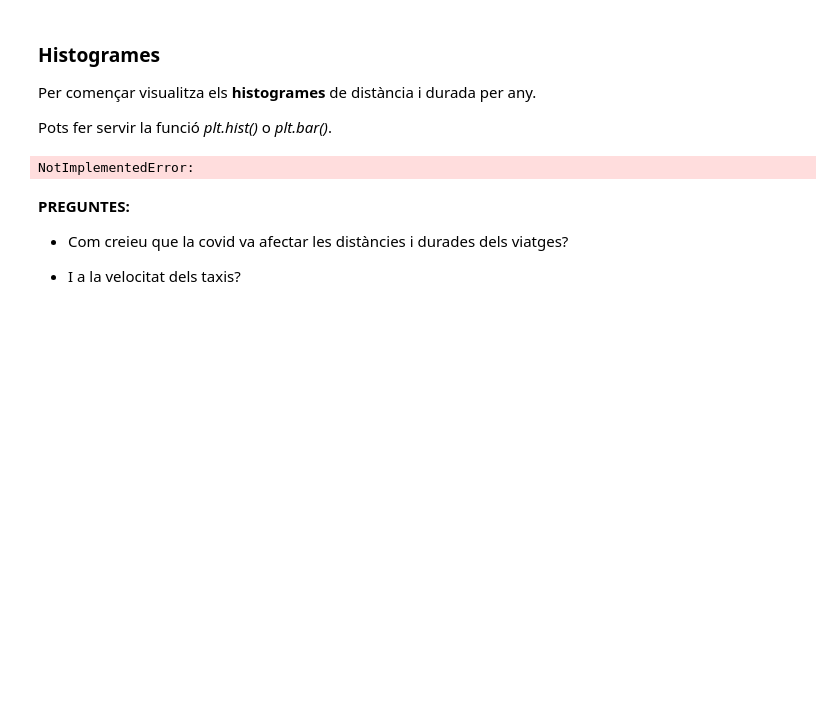
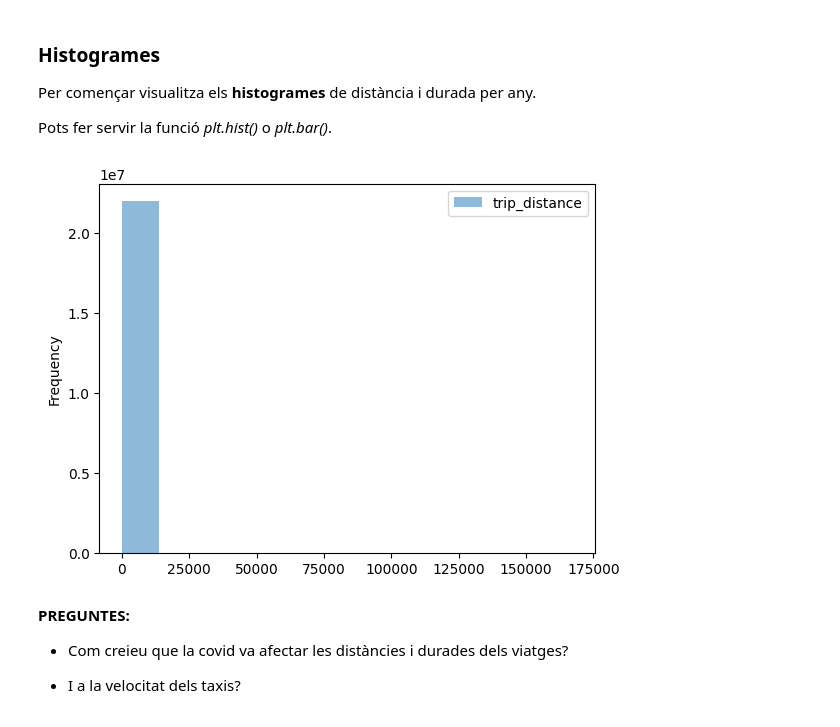
Before and after one commit to Zhipeng139/Taller-de-Nous-Usos_UB_P1, a Jupyter notebook: AssignmentCode.ipynb, the cells around one changed output. Saved outputs shown, nothing was run; the diff lists cells and outputs as text; code cells hidden in the pictures; blank space fills up the shorter version.

```diff
--- a/AssignmentCode.ipynb
+++ b/AssignmentCode.ipynb
@@ -165,7 +165,7 @@ def post_processing(data):
     data['dropoff_week'] = pd.DatetimeIndex(data['tpep_dropoff_datetime']).weekofyear
     data['dropoff_month'] = pd.DatetimeIndex(data['tpep_dropoff_datetime']).month
 
-
+    data['trip_duration'] = pd.DatetimeIndex(data['tpep_dropoff_datetime']) - pd.DatetimeIndex(data['tpep_pickup_datetime'])
 
     return data
 # %% [markdown]
@@ -379,17 +345,17 @@ def visualize_histograms(df, column, title, xlabel, ylabel, xlim):
     """
     Funció que crea un histograma a partir de la informació que conté la columna del dataframe
     """
-
-    # AQUÍ EL TEU CODI
-    raise NotImplementedError
+    #dg = df[['year',column]].groupby(['year']).value_counts()
+    dg_2020 = df.loc[df['year'] == 2020][[column]]
+    dg_2020.plot.hist(bins=12, alpha=0.5)
 # %%
 visualize_histograms(df, 'trip_distance', title = 'Distancia dels viatge per any',
-                     xlabel = 'Distancia (km)', ylabel = 'Quanitat', xlim = (-5, 80))
+                    xlabel = 'Distancia (km)', ylabel = 'Quanitat', xlim = (-5, 80))
 
-visualize_histograms(df, 'trip_duration', title = 'Durada dels viatge per any',
-                     xlabel = 'Duració (h)', ylabel = 'Quanitat', xlim = (-1, 25) )
+#visualize_histograms(df, 'trip_duration', title = 'Durada dels viatge per any',
+#                    xlabel = 'Duració (h)', ylabel = 'Quanitat', xlim = (-1, 25) )
 # %% [output]
-NotImplementedError:
+[figure, added]
 # %% [markdown]
 **PREGUNTES:**
 
```
Also changed, not shown: parts of 13 cells of this notebook.
